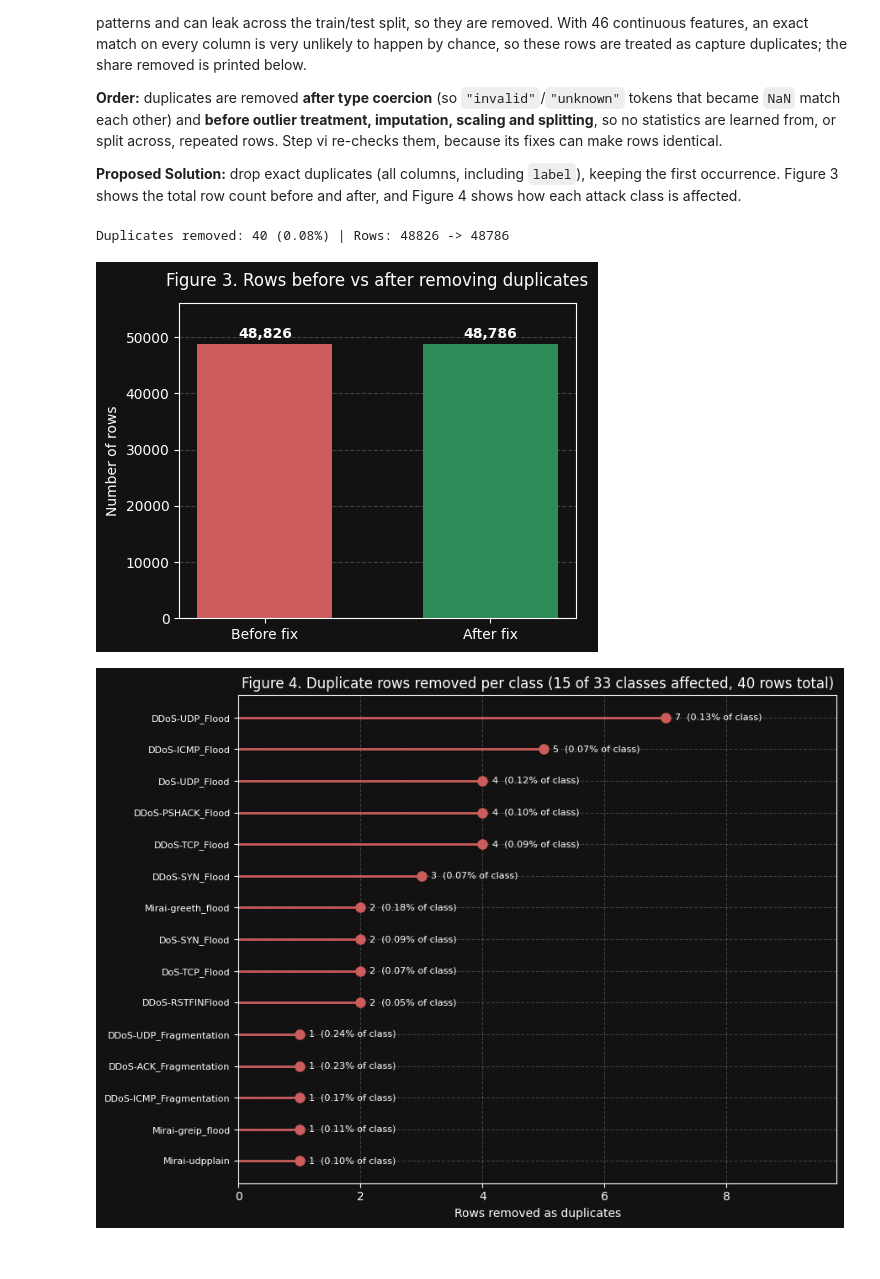
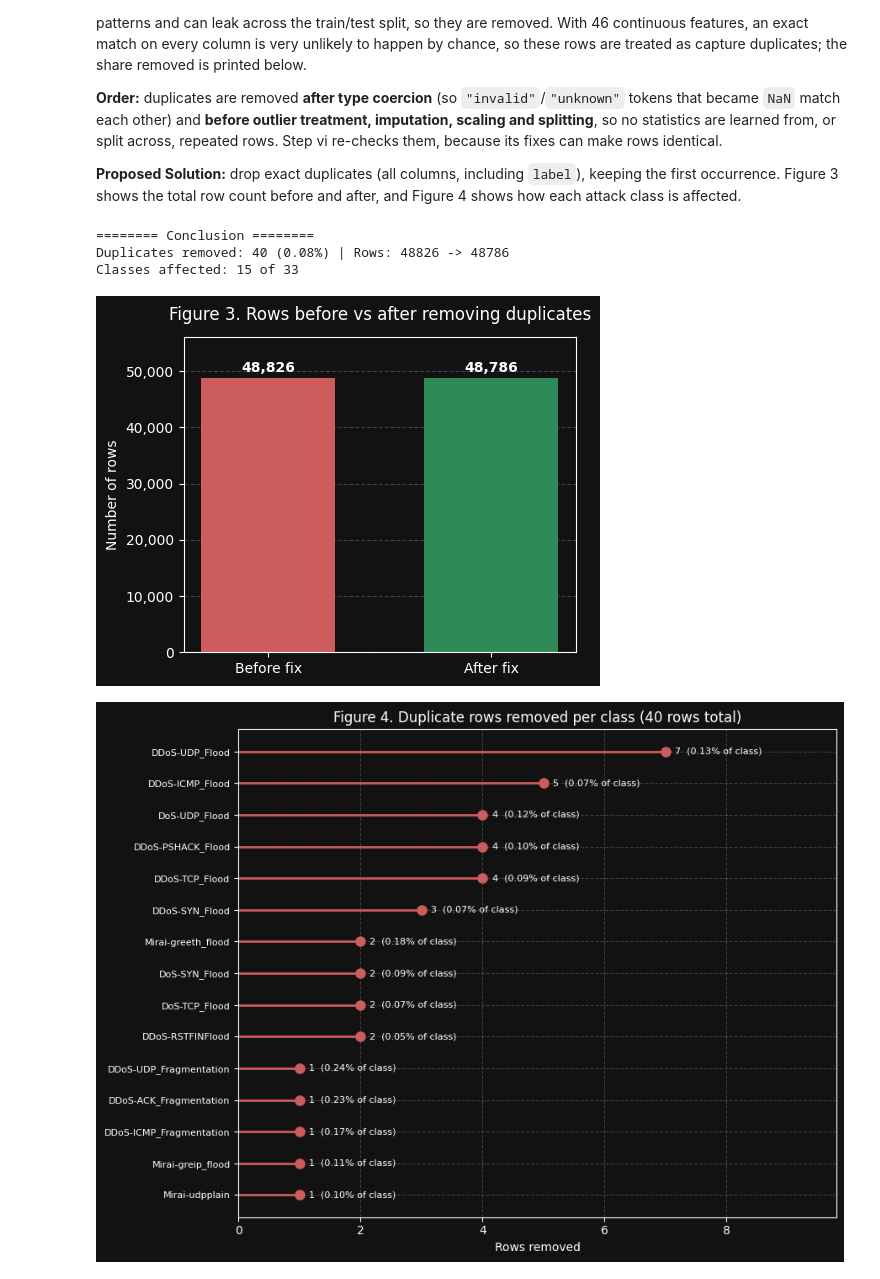
Before and after one commit to MR-Goldenyt/Argus, a Jupyter notebook: Argus.ipynb, the cells around one changed output. Drawn from its saved outputs; the diff is of its cells as text; code cells hidden in the pictures.

Commit message:
minor fixes
optimized code and refactored cherry chart function to be dynamic

```diff
--- a/Argus.ipynb
+++ b/Argus.ipynb
@@ -270,6 +243,7 @@ def bar_before_after(values, title, ylabel, filename):
         fig, ax = plt.subplots(figsize=(5, 4))
         ax.bar(["Before fix", "After fix"], values, color=["indianred", "seagreen"], width=0.6)
         ax.bar_label(ax.containers[0], fmt="{:,.0f}", padding=2, fontweight="bold")
+        ax.yaxis.set_major_formatter(lambda x, _: f"{x:,.0f}")
         ax.set_title(title, pad=12)
         ax.set_ylabel(ylabel)
         ax.set_ylim(0, max(values) * 1.15 or 1)  # headroom so labels aren't clipped
@@ -361,49 +335,51 @@ Network captures often contain repeated flows. Exact duplicate rows add no infor
 
 **Proposed Solution:** drop exact duplicates (all columns, including `label`), keeping the first occurrence. Figure 3 shows the total row count before and after, and Figure 4 shows how each attack class is affected.
 # %%
-def plot_removed_per_class(removed, class_sizes, name):
-    """Lollipop chart of duplicate rows removed per class, labelled with % of the class."""
+# ======== Function Definitions ========
+def plot_removed_per_class(removed, class_sizes, title, filename):
+    """Lollipop chart of rows removed per class, labelled with % of the class."""
     pct = removed / class_sizes[removed.index] * 100
     with plt.style.context(STYLE):
         fig, ax = plt.subplots(figsize=(9, 0.35 * len(removed) + 1.5))  # height scales with classes
         ax.hlines(removed.index, 0, removed, color="indianred", linewidth=2)  # stems
         ax.plot(removed, removed.index, "o", color="indianred", markersize=8)  # dots
-        for cls, n, p in zip(removed.index, removed, pct):  # "<rows> (<pct>% of class)"
+        for cls, n, p in zip(removed.index, removed, pct):
             ax.annotate(f"{n}  ({p:.2f}% of class)", (n, cls), xytext=(8, 0), textcoords="offset points", va="center", fontsize=8)
-        ax.set(
-            xlim=(0, removed.max() * 1.4),  # headroom for labels
-            xlabel="Rows removed as duplicates",
-            title=f"Figure 4. Duplicate rows removed per class "
-            f"({len(removed)} of {len(class_sizes)} classes affected, {removed.sum()} rows total)",
-        )
+        ax.set(xlim=(0, removed.max() * 1.4), xlabel="Rows removed", title=title)  # headroom for labels
         ax.tick_params(axis="y", labelsize=8)
         ax.grid(linestyle="--", alpha=0.2)
         ax.set_axisbelow(True)
         fig.tight_layout()
-    return finish_fig(fig, name)
+    return finish_fig(fig, filename)
 
+# ======== Before ========
+rows_before = len(df)
+class_sizes = df[LABEL_COL].value_counts()
 
 # ======== Cleaning ========
-rows_before = len(df)
-class_sizes = df[LABEL_COL].value_counts()  # class sizes before deduplication
-df = df.drop_duplicates().reset_index(drop=True)  # exact duplicates on ALL columns, keep first
-n_removed = rows_before - len(df)
+df = df.drop_duplicates().reset_index(drop=True)  # all columns, keep first
 assert not df.duplicated().any(), "Duplicates remain"
 
-# Rows removed per class (affected classes only, ascending so the largest sits on top of the plot)
-removed = (class_sizes - df[LABEL_COL].value_counts()).loc[lambda s: s > 0].sort_values(kind="stable")
+# ======== After ========
+rows_removed = rows_before - len(df)
+removed_per_class = (class_sizes - df[LABEL_COL].value_counts()).loc[lambda s: s > 0].sort_values(kind="stable")  # largest on top
 
-# ======== Report ========
-print(f"Duplicates removed: {n_removed} ({n_removed / rows_before:.2%}) | Rows: {rows_before} -> {len(df)}")
+print("======== Conclusion ========")
+print(f"Duplicates removed: {rows_removed} ({rows_removed / rows_before:.2%}) | Rows: {rows_before} -> {len(df)}")
+print(f"Classes affected: {len(removed_per_class)} of {len(class_sizes)}")
 
 # ======== Figures ========
 figs = [bar_before_after([rows_before, len(df)], "Figure 3. Rows before vs after removing duplicates", "Number of rows", "fig3_duplicates_rows")]
-if removed.empty:
-    print("No duplicates found, skipping Figure 4.")
-else:
-    figs.append(plot_removed_per_class(removed, class_sizes, "fig4_duplicates_per_class"))
+if rows_removed:
+    figs.append(plot_removed_per_class(
+        removed_per_class, class_sizes,
+        f"Figure 4. Duplicate rows removed per class ({rows_removed} rows total)", "fig4_duplicates_per_class"))
+
+# Unpack figures list into display
 display(*figs)
 # %% [output]
+======== Conclusion ========
 Duplicates removed: 40 (0.08%) | Rows: 48826 -> 48786
+Classes affected: 15 of 33
-[figure, old version]
+[figure, new version]
-[figure, old version]
+[figure, new version]
```
Also changed, not shown: parts of 2 cells of this notebook.
